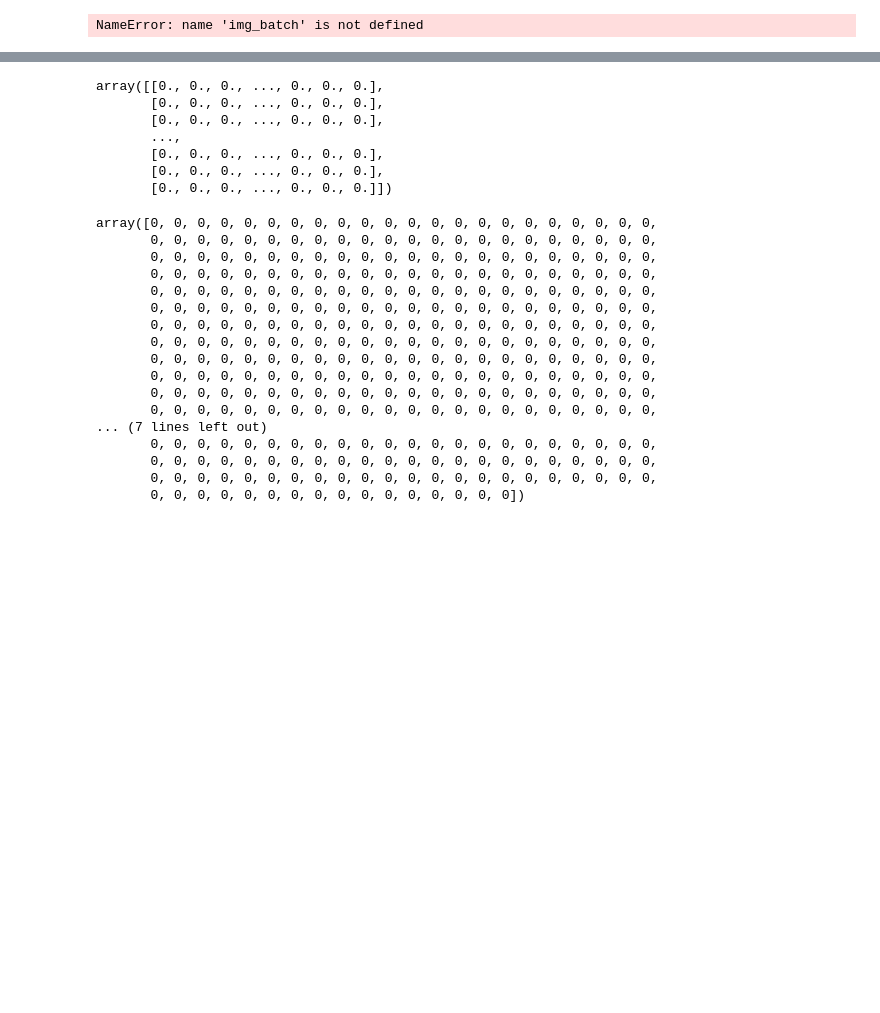
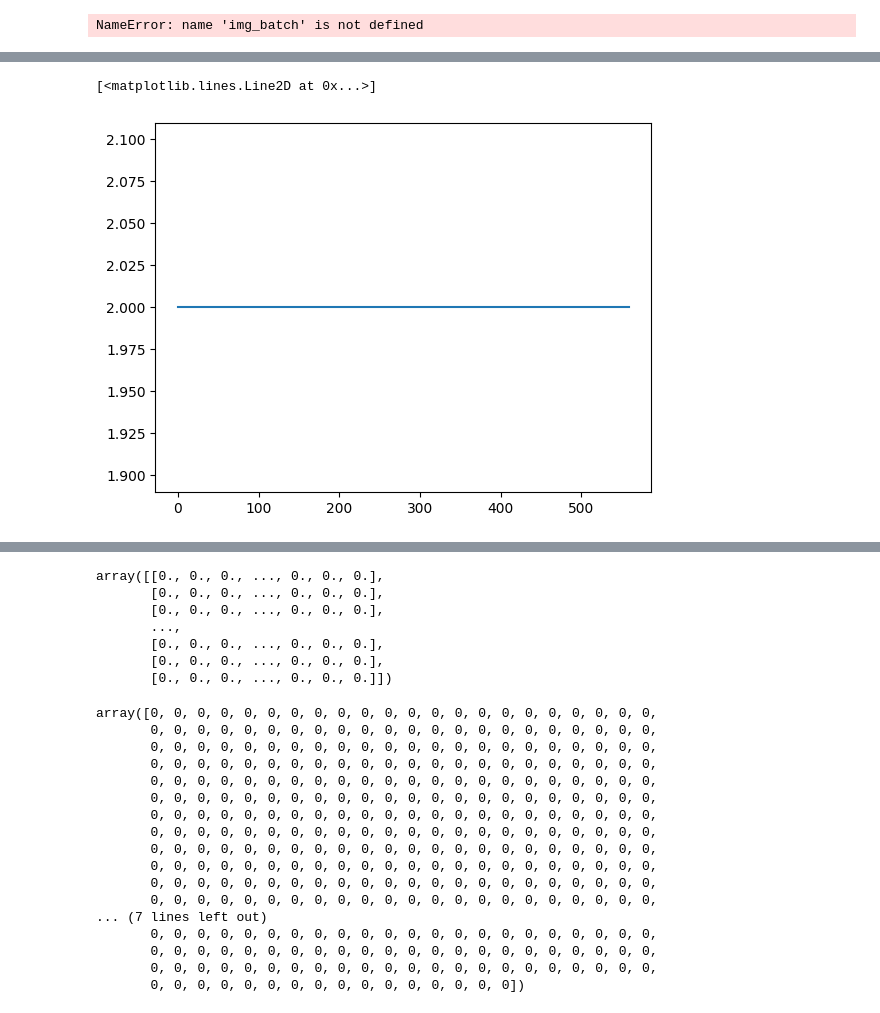
Before and after one commit to tsak1998/pronuclei_extraction, a Jupyter notebook: cellforge/segmentation/notebooks/init_notebook pronuclei.ipynb, the cells around one changed output, grey strips where cells are left out. Saved outputs shown, nothing was run; the diff lists cells and outputs as text; code cells hidden in the pictures; blank space fills up the shorter version.

```diff
--- a/cellforge/segmentation/notebooks/init_notebook pronuclei.ipynb
+++ b/cellforge/segmentation/notebooks/init_notebook pronuclei.ipynb
@@ -501,28 +674,0 @@ cd
-# %%
-from PIL import Image
-import numpy as np
-from skimage.morphology import binary_dilation
-
-overlay_color = (255, 0, 0, 128)  # red with 50% transparency
-composited_images = []
-
-pn_size = []
-final_images = []
-upscaled_masks = []
-isolated_pns = []
-for pil_img, mask in zip(images[:], masks[:]):
-    # Ensure the mask is 2D by removing extra dimensions
-    # pil_img = pil_img.resize((224, 224), Image.Resampling.LANCZOS)
-    image_ar = np.stack(3*[np.array(pil_img)])
-
-    upscaled_mask = cv2.resize(mask[0].astype(np.uint8), (500,500), interpolation=cv2.INTER_NEAREST)
-    pn_size.append(upscaled_mask.sum())
-
-    upscaled_masks.append(upscaled_mask)
-    image_pn_isolated = image_ar.copy()
-    image_pn_isolated[:,~binary_dilation(upscaled_mask).astype(bool)] = 0
-    isolated_pns.append(image_pn_isolated.transpose(1,2,0))
-    image_ar[0,upscaled_mask.astype(bool)] = 120
-
-
-    final_images.append(Image.fromarray(image_ar.transpose(1,2,0)))
@@ -613,3 +675,8 @@ OpenCV: FFMPEG: fallback to use tag 0x7634706d/'mp4v'
+# %%
+plt.plot(pn_size)
+# %% [output]
+[<matplotlib.lines.Line2D at 0x...>]
+[figure, added]
 # %%
 def dice_coef_np(y_pred, y_true):
 
```
Also changed, not shown: parts of 26 cells of this notebook, 13 other files.
